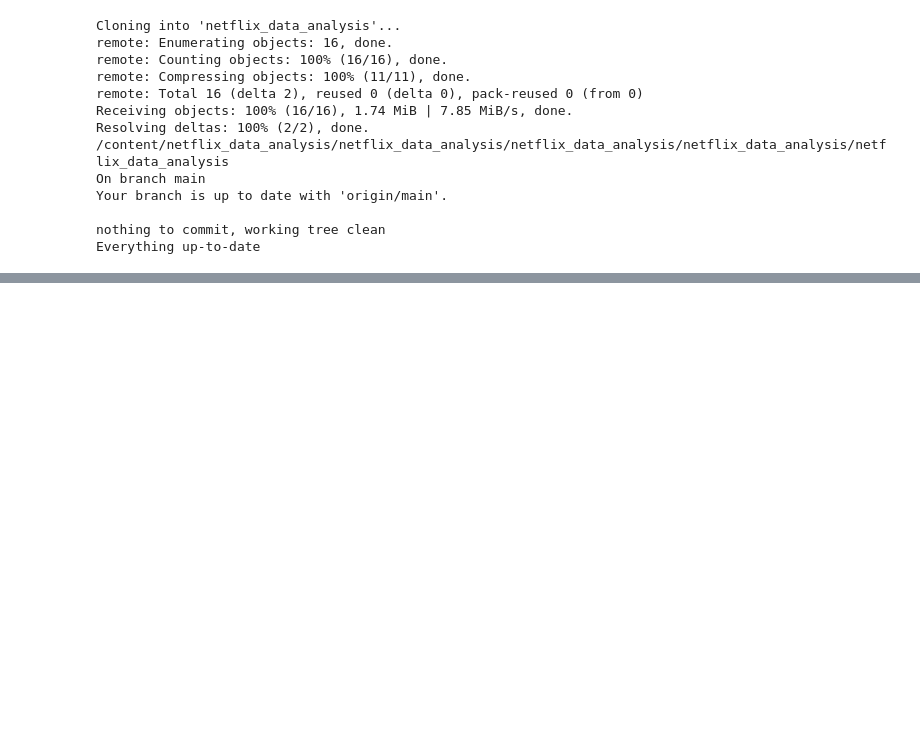
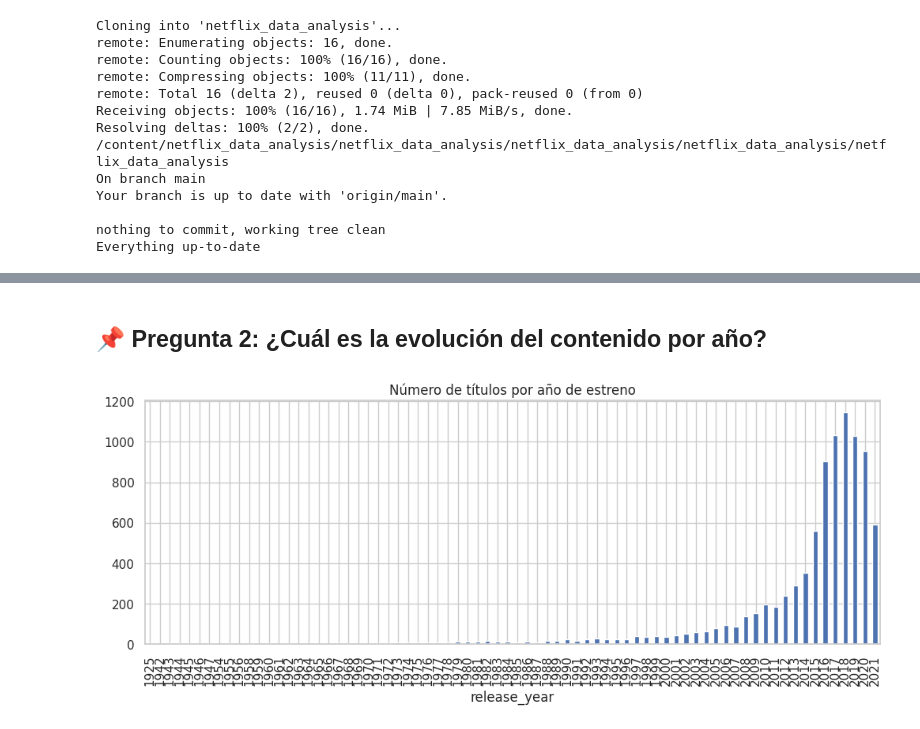
Before and after one commit to luisfernandoc/netflix_data_analysis, a Jupyter notebook: netflix_eda.ipynb, the cells around one changed output, grey strips where cells are left out. Saved outputs shown, nothing was run; the diff lists cells and outputs as text; code cells hidden in the pictures; blank space fills up the shorter version.

```diff
--- a/netflix_eda.ipynb
+++ b/netflix_eda.ipynb
@@ -645,0 +792,11 @@ Everything up-to-date
+# %% [markdown]
+## 📌 Pregunta 2: ¿Cuál es la evolución del contenido por año?
+# %%
+df['release_year'].value_counts().sort_index().plot(
+    kind='bar',
+    figsize=(12, 4),
+    title='Número de títulos por año de estreno'
+);
+plt.savefig("images/content_by_year.png", dpi=300, bbox_inches='tight')
+# %% [output]
+[figure, added]
```
Also changed, not shown: parts of 32 cells of this notebook, 1 other file.
